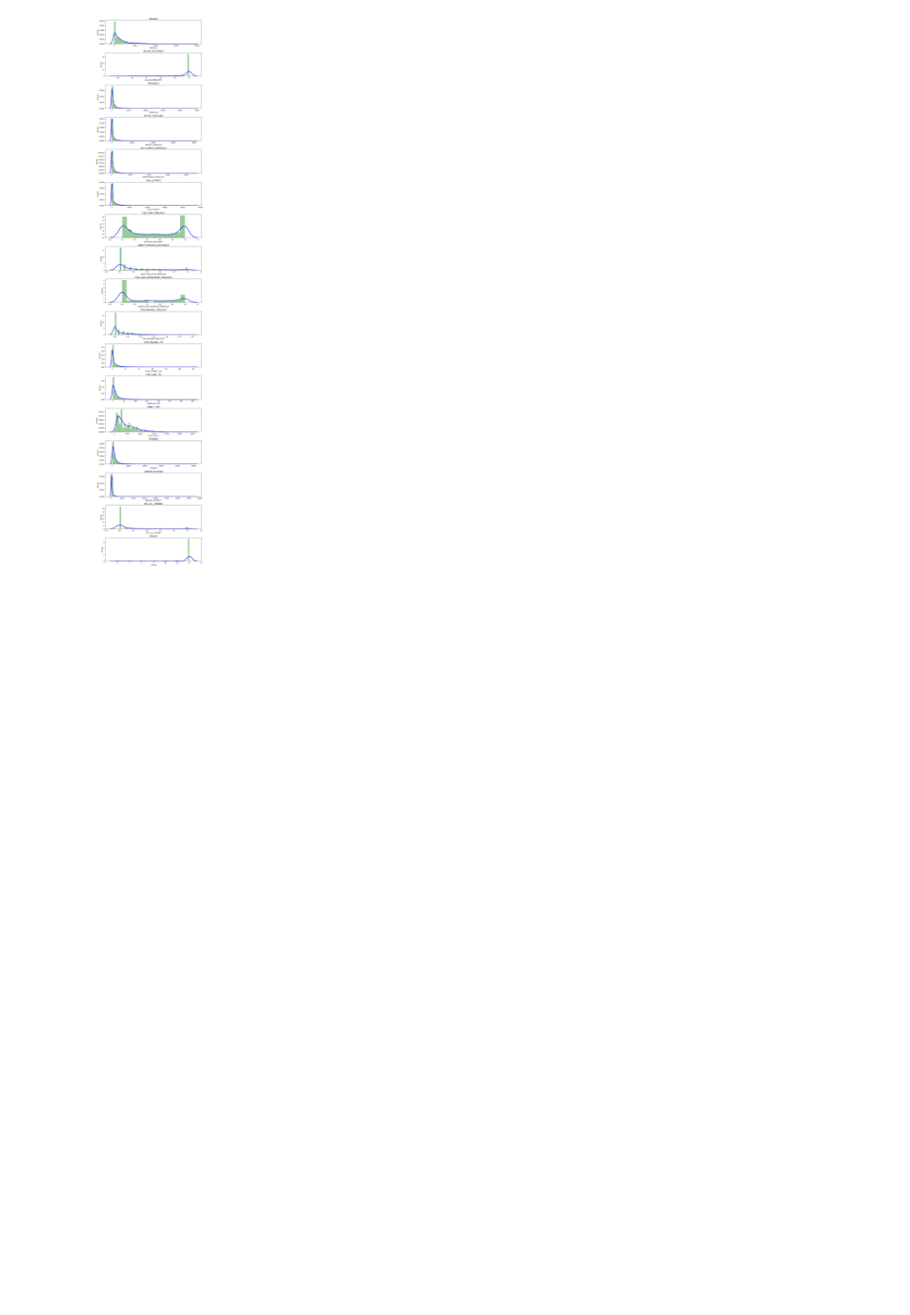
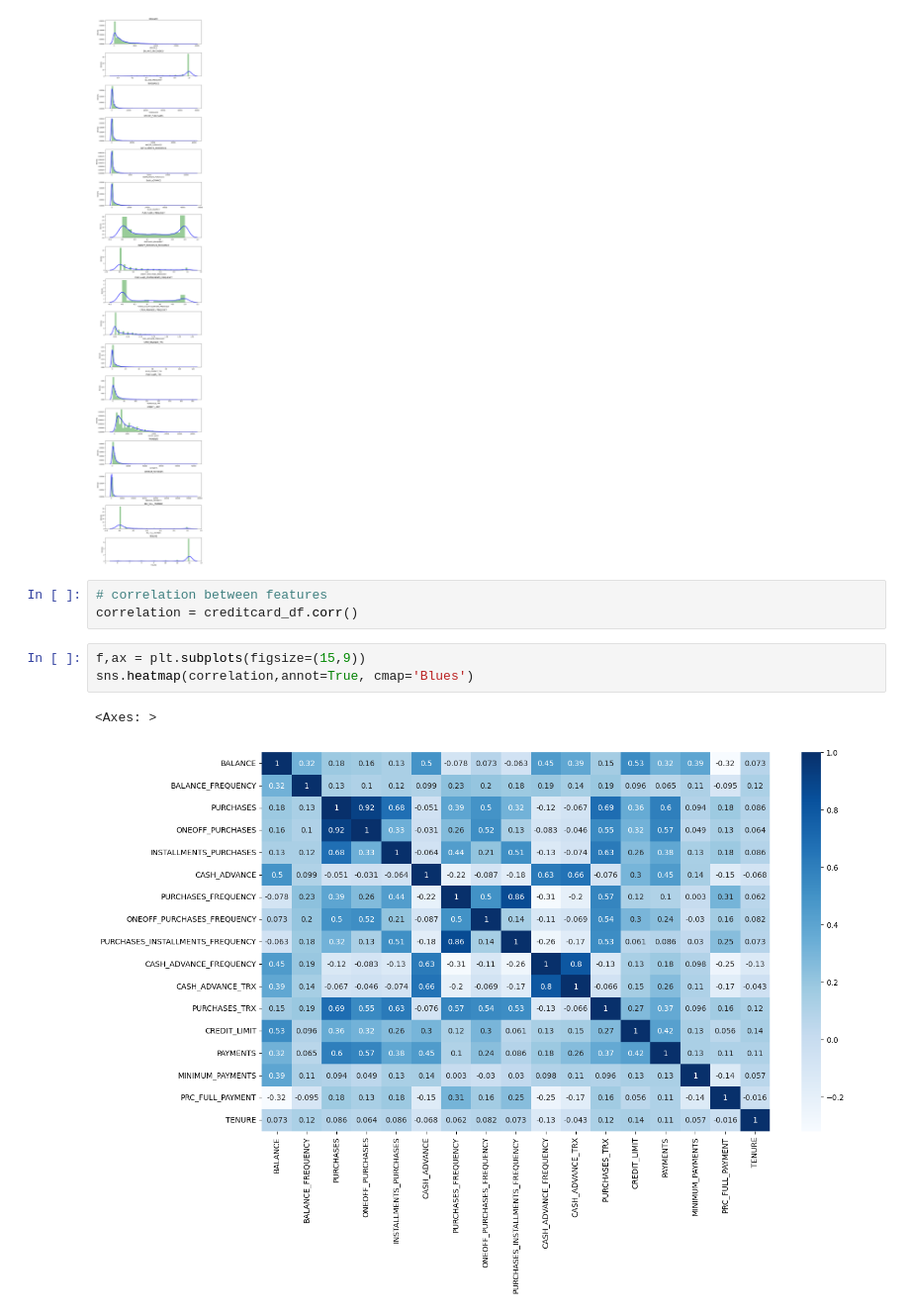
Before and after one commit to alb1nut/Credit-Card-Customer-Segmentation-, a Jupyter notebook: Customer_Segmentation_for_Marketing_Strategy.ipynb, the cells around one changed output. Shown at 99% size. Cells and saved outputs as stored; diff of their text form; blank space fills up the shorter version.

```diff
--- a/Customer_Segmentation_for_Marketing_Strategy.ipynb
+++ b/Customer_Segmentation_for_Marketing_Strategy.ipynb
@@ -244,3 +244,12 @@ https://gist.github.com/mwaskom/de44147ed2974457ad6372750bbe5751
 
   sns.distplot(creditcard_df[creditcard_df.columns[i]],kde_kws={'color': 'b','lw': 3,'label':'KDE'}, hist_kws ={'color':'g'})
 [figure]
+# %%
+# correlation between features
+correlation = creditcard_df.corr()
+# %%
+f,ax = plt.subplots(figsize=(15,9))
+sns.heatmap(correlation,annot=True, cmap='Blues')
+# %% [output]
+<Axes: >
+[figure, added]
```
Also changed, not shown: parts of 16 cells of this notebook.
